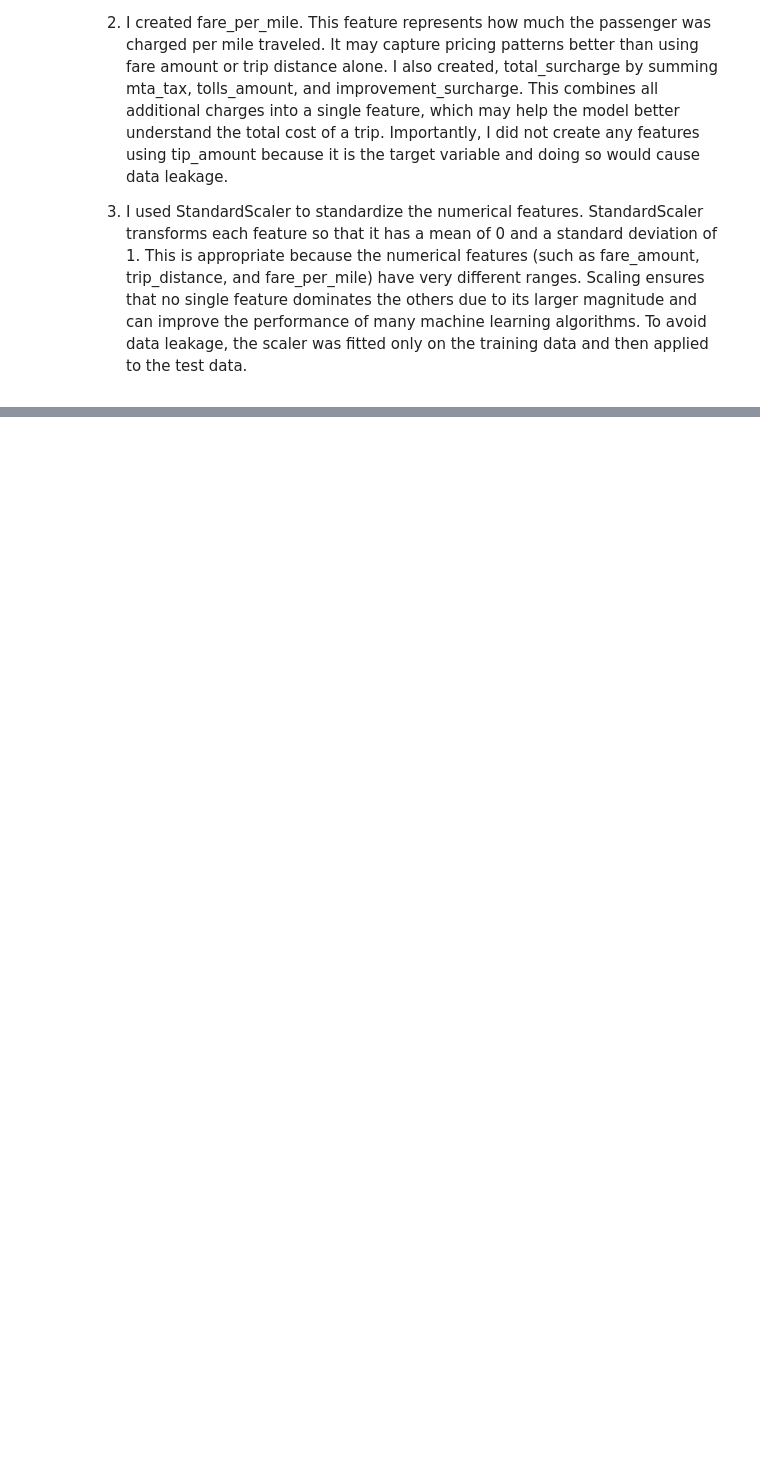
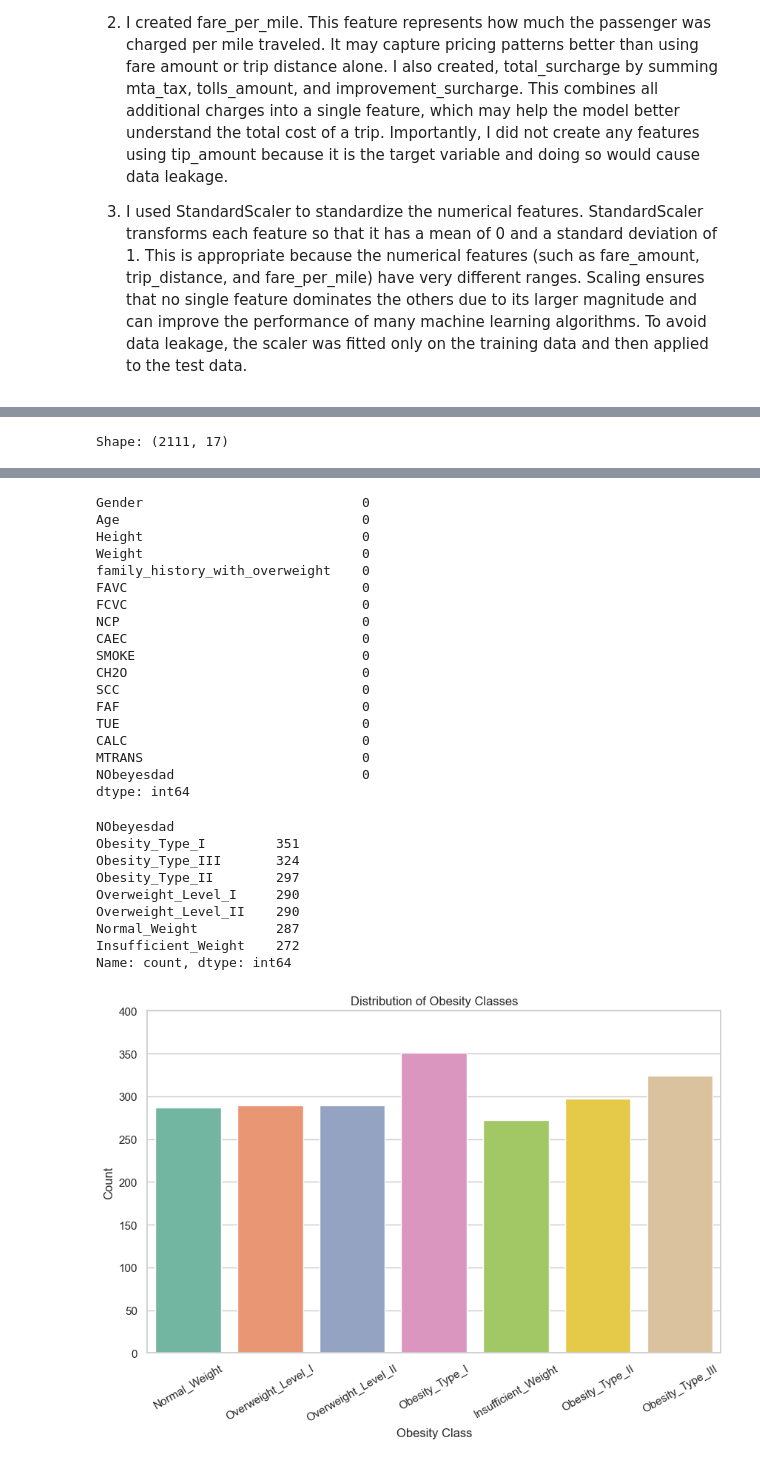
Before and after one commit to joenash156/lab-2-predictive-analytics, a Jupyter notebook: lab_2_predictive_analytics.ipynb, the cells around one changed output, grey strips where cells are left out. Drawn from its saved outputs; the diff is of its cells as text; code cells hidden in the pictures; blank space fills up the shorter version.

```diff
--- a/lab_2_predictive_analytics.ipynb
+++ b/lab_2_predictive_analytics.ipynb
@@ -199,0 +308,33 @@ X_test[numeric_cols] = scaler.transform(X_test[numeric_cols])
+# %%
+# TODO: Load the obesity dataset from OBESITY_URL into a DataFrame called `obesity`
+obesity = pd.read_csv(OBESITY_URL)
+
+# TODO: Inspect shape, head, info, describe, and missing values.
+print("Shape:", obesity.shape)
+display(obesity.head())
+obesity.info()
+
+display(obesity.describe())
+
+display(obesity.isna().sum())
+
+# TODO: Show the class distribution of `NObeyesdad`
+#   (value_counts and a sns.countplot). Is it balanced across the 7 classes?
+# Class distribution
+display(obesity["NObeyesdad"].value_counts())
+
+plt.figure(figsize=(10, 6))
+
+sns.countplot(
+    data=obesity, x="NObeyesdad", hue="NObeyesdad", palette="Set2", legend=False
+)
+
+plt.title("Distribution of Obesity Classes")
+plt.xlabel("Obesity Class")
+plt.ylabel("Count")
+plt.ylim(0, 400)
+
+plt.xticks(rotation=30)
+plt.show()
+# %% [output]
+Shape: (2111, 17)
@@ -199,0 +373,28 @@ X_test[numeric_cols] = scaler.transform(X_test[numeric_cols])
+Gender                            0
+Age                               0
+Height                            0
+Weight                            0
+family_history_with_overweight    0
+FAVC                              0
+FCVC                              0
+NCP                               0
+CAEC                              0
+SMOKE                             0
+CH2O                              0
+SCC                               0
+FAF                               0
+TUE                               0
+CALC                              0
+MTRANS                            0
+NObeyesdad                        0
+dtype: int64
+NObeyesdad
+Obesity_Type_I         351
+Obesity_Type_III       324
+Obesity_Type_II        297
+Overweight_Level_I     290
+Overweight_Level_II    290
+Normal_Weight          287
+Insufficient_Weight    272
+Name: count, dtype: int64
+[figure, added]
```
Also changed, not shown: parts of 16 cells of this notebook.
